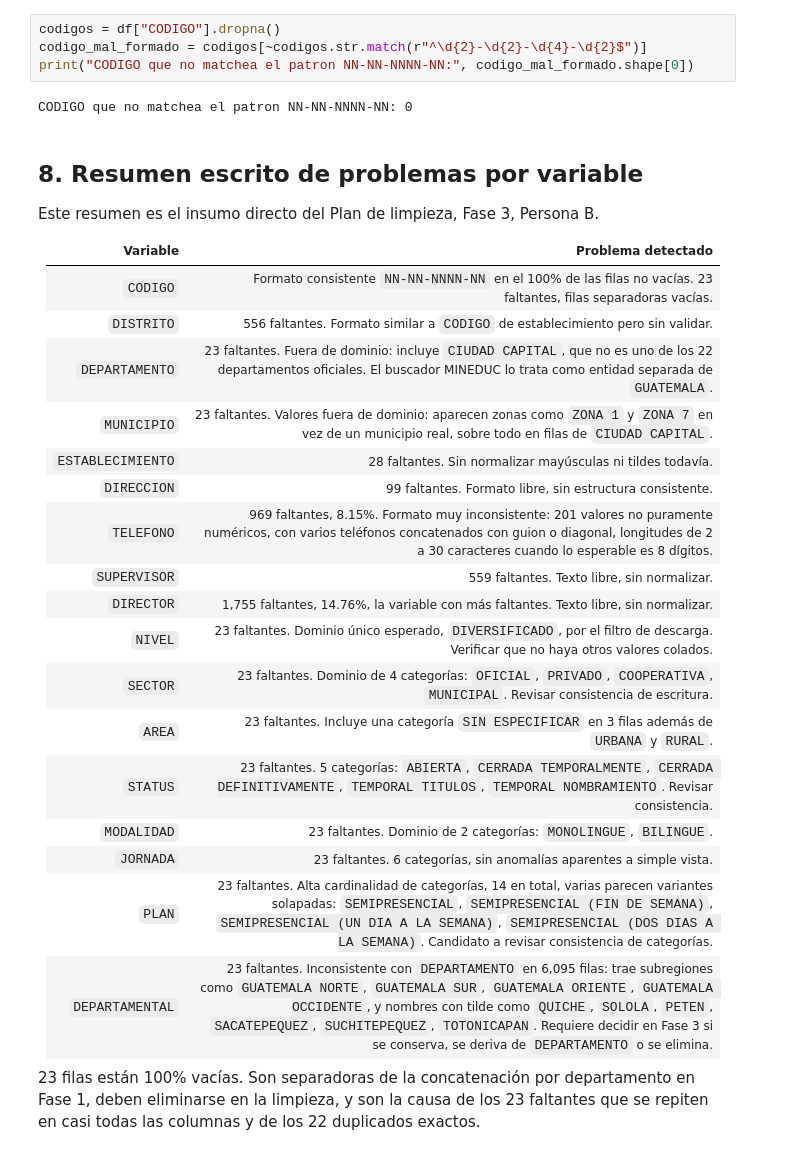
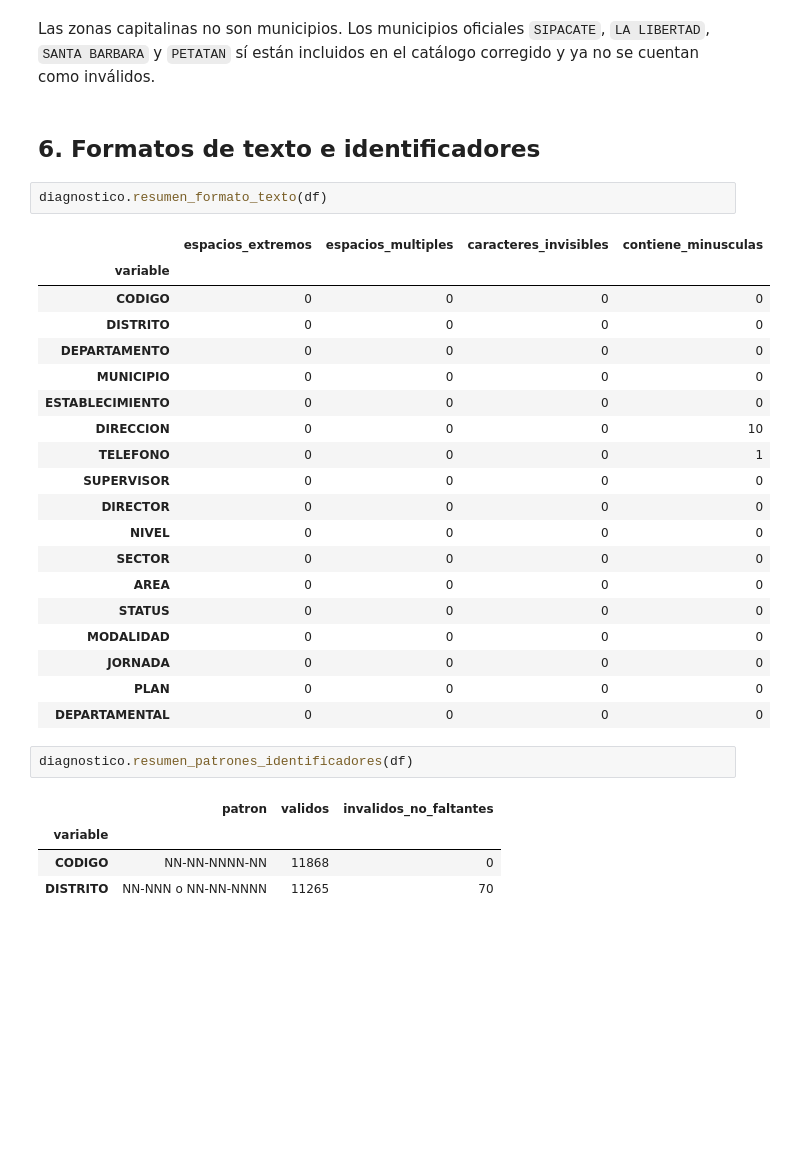
Before and after one commit to JosFer720/Proyecto-Data-Science, a Jupyter notebook: notebooks/02_diagnostico.ipynb, the cells around one changed output. Cells and saved outputs as stored; diff of their text form; blank space fills up the shorter version.

```diff
--- a/notebooks/02_diagnostico.ipynb
+++ b/notebooks/02_diagnostico.ipynb
@@ -213,35 +177,33 @@ Name: count, dtype: int64
-# %%
-codigos = df["CODIGO"].dropna()
-codigo_mal_formado = codigos[~codigos.str.match(r"^\d{2}-\d{2}-\d{4}-\d{2}$")]
-print("CODIGO que no matchea el patron NN-NN-NNNN-NN:", codigo_mal_formado.shape[0])
-# %% [output]
-CODIGO que no matchea el patron NN-NN-NNNN-NN: 0
-# %% [markdown]
-## 8. Resumen escrito de problemas por variable
-
-Este resumen es el insumo directo del Plan de limpieza, Fase 3, Persona B.
-
-| Variable | Problema detectado |
-|---|---|
-| `CODIGO` | Formato consistente `NN-NN-NNNN-NN` en el 100% de las filas no vacías. 23 faltantes, filas separadoras vacías. |
-| `DISTRITO` | 556 faltantes. Formato similar a `CODIGO` de establecimiento pero sin validar. |
-| `DEPARTAMENTO` | 23 faltantes. Fuera de dominio: incluye `CIUDAD CAPITAL`, que no es uno de los 22 departamentos oficiales. El buscador MINEDUC lo trata como entidad separada de `GUATEMALA`. |
-| `MUNICIPIO` | 23 faltantes. Valores fuera de dominio: aparecen zonas como `ZONA 1` y `ZONA 7` en vez de un municipio real, sobre todo en filas de `CIUDAD CAPITAL`. |
-| `ESTABLECIMIENTO` | 28 faltantes. Sin normalizar mayúsculas ni tildes todavía. |
-| `DIRECCION` | 99 faltantes. Formato libre, sin estructura consistente. |
-| `TELEFONO` | 969 faltantes, 8.15%. Formato muy inconsistente: 201 valores no puramente numéricos, con varios teléfonos concatenados con guion o diagonal, longitudes de 2 a 30 caracteres cuando lo esperable es 8 dígitos. |
-| `SUPERVISOR` | 559 faltantes. Texto libre, sin normalizar. |
-| `DIRECTOR` | 1,755 faltantes, 14.76%, la variable con más faltantes. Texto libre, sin normalizar. |
-| `NIVEL` | 23 faltantes. Dominio único esperado, `DIVERSIFICADO`, por el filtro de descarga. Verificar que no haya otros valores colados. |
-| `SECTOR` | 23 faltantes. Dominio de 4 categorías: `OFICIAL`, `PRIVADO`, `COOPERATIVA`, `MUNICIPAL`. Revisar consistencia de escritura. |
-| `AREA` | 23 faltantes. Incluye una categoría `SIN ESPECIFICAR` en 3 filas además de `URBANA` y `RURAL`. |
-| `STATUS` | 23 faltantes. 5 categorías: `ABIERTA`, `CERRADA TEMPORALMENTE`, `CERRADA DEFINITIVAMENTE`, `TEMPORAL TITULOS`, `TEMPORAL NOMBRAMIENTO`. Revisar consistencia. |
-| `MODALIDAD` | 23 faltantes. Dominio de 2 categorías: `MONOLINGUE`, `BILINGUE`. |
-| `JORNADA` | 23 faltantes. 6 categorías, sin anomalías aparentes a simple vista. |
-| `PLAN` | 23 faltantes. Alta cardinalidad de categorías, 14 en total, varias parecen variantes solapadas: `SEMIPRESENCIAL`, `SEMIPRESENCIAL (FIN DE SEMANA)`, `SEMIPRESENCIAL (UN DIA A LA SEMANA)`, `SEMIPRESENCIAL (DOS DIAS A LA SEMANA)`. Candidato a revisar consistencia de categorías. |
-| `DEPARTAMENTAL` | 23 faltantes. Inconsistente con `DEPARTAMENTO` en 6,095 filas: trae subregiones como `GUATEMALA NORTE`, `GUATEMALA SUR`, `GUATEMALA ORIENTE`, `GUATEMALA OCCIDENTE`, y nombres con tilde como `QUICHE`, `SOLOLA`, `PETEN`, `SACATEPEQUEZ`, `SUCHITEPEQUEZ`, `TOTONICAPAN`. Requiere decidir en Fase 3 si se conserva, se deriva de `DEPARTAMENTO` o se elimina. |
-
-23 filas están 100% vacías. Son separadoras de la concatenación por
-departamento en Fase 1, deben eliminarse en la limpieza, y son la causa de
-los 23 faltantes que se repiten en casi todas las columnas y de los 22
-duplicados exactos.
+# %% [markdown]
+Las zonas capitalinas no son municipios. Los municipios oficiales `SIPACATE`, `LA LIBERTAD`, `SANTA BARBARA` y `PETATAN` sí están incluidos en el catálogo corregido y ya no se cuentan como inválidos.
+# %% [markdown]
+## 6. Formatos de texto e identificadores
+# %%
+diagnostico.resumen_formato_texto(df)
+# %% [output]
+|  | espacios_extremos | espacios_multiples | caracteres_invisibles | contiene_minusculas |
+| variable |  |  |  |  |
+| CODIGO | 0 | 0 | 0 | 0 |
+| DISTRITO | 0 | 0 | 0 | 0 |
+| DEPARTAMENTO | 0 | 0 | 0 | 0 |
+| MUNICIPIO | 0 | 0 | 0 | 0 |
+| ESTABLECIMIENTO | 0 | 0 | 0 | 0 |
+| DIRECCION | 0 | 0 | 0 | 10 |
+| TELEFONO | 0 | 0 | 0 | 1 |
+| SUPERVISOR | 0 | 0 | 0 | 0 |
+| DIRECTOR | 0 | 0 | 0 | 0 |
+| NIVEL | 0 | 0 | 0 | 0 |
+| SECTOR | 0 | 0 | 0 | 0 |
+| AREA | 0 | 0 | 0 | 0 |
+| STATUS | 0 | 0 | 0 | 0 |
+| MODALIDAD | 0 | 0 | 0 | 0 |
+| JORNADA | 0 | 0 | 0 | 0 |
+| PLAN | 0 | 0 | 0 | 0 |
+| DEPARTAMENTAL | 0 | 0 | 0 | 0 |
+# %%
+diagnostico.resumen_patrones_identificadores(df)
+# %% [output]
+|  | patron | validos | invalidos_no_faltantes |
+| variable |  |  |  |
+| CODIGO | NN-NN-NNNN-NN | 11868 | 0 |
+| DISTRITO | NN-NNN o NN-NN-NNNN | 11265 | 70 |
```
Also changed, not shown: parts of 39 cells of this notebook, 2 other files.
